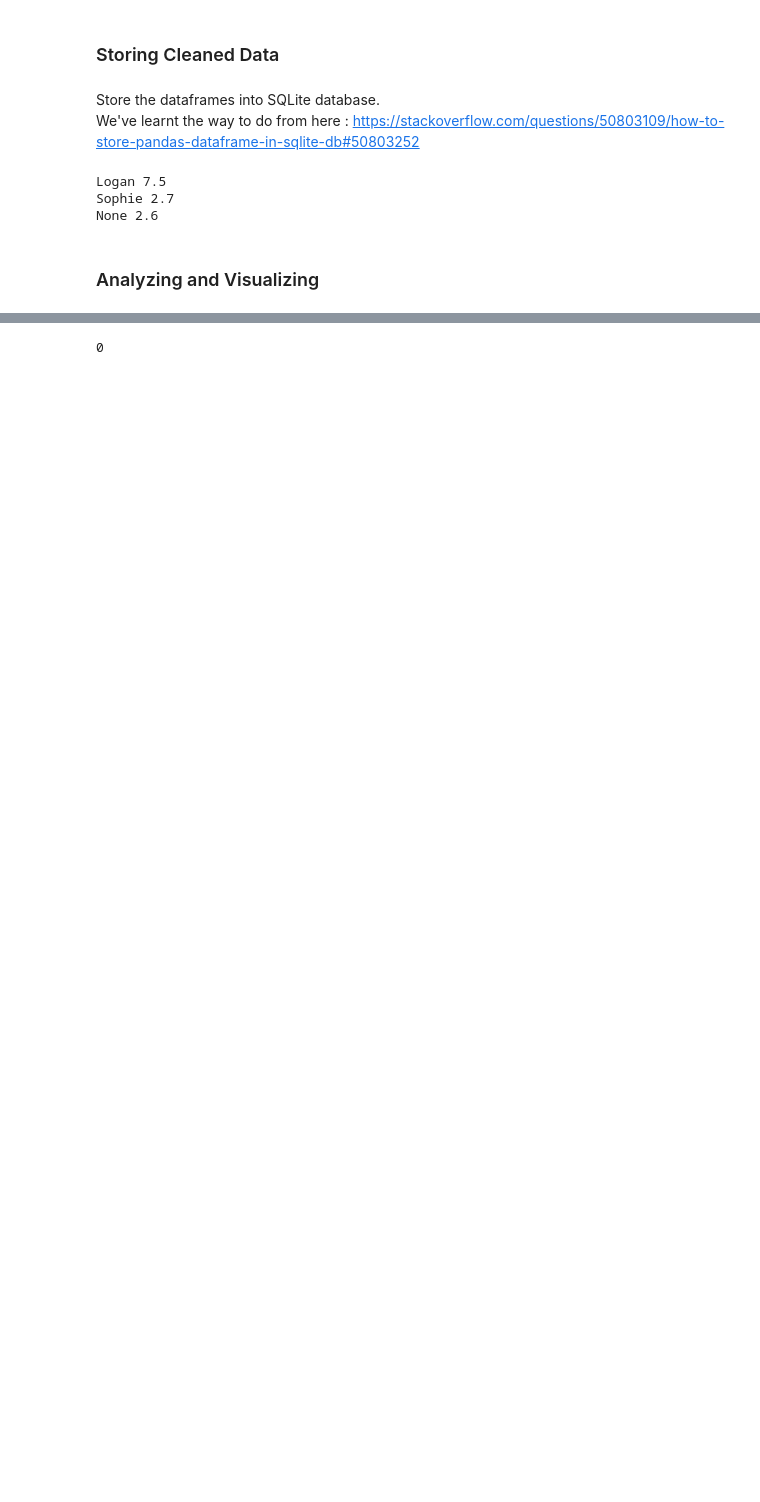
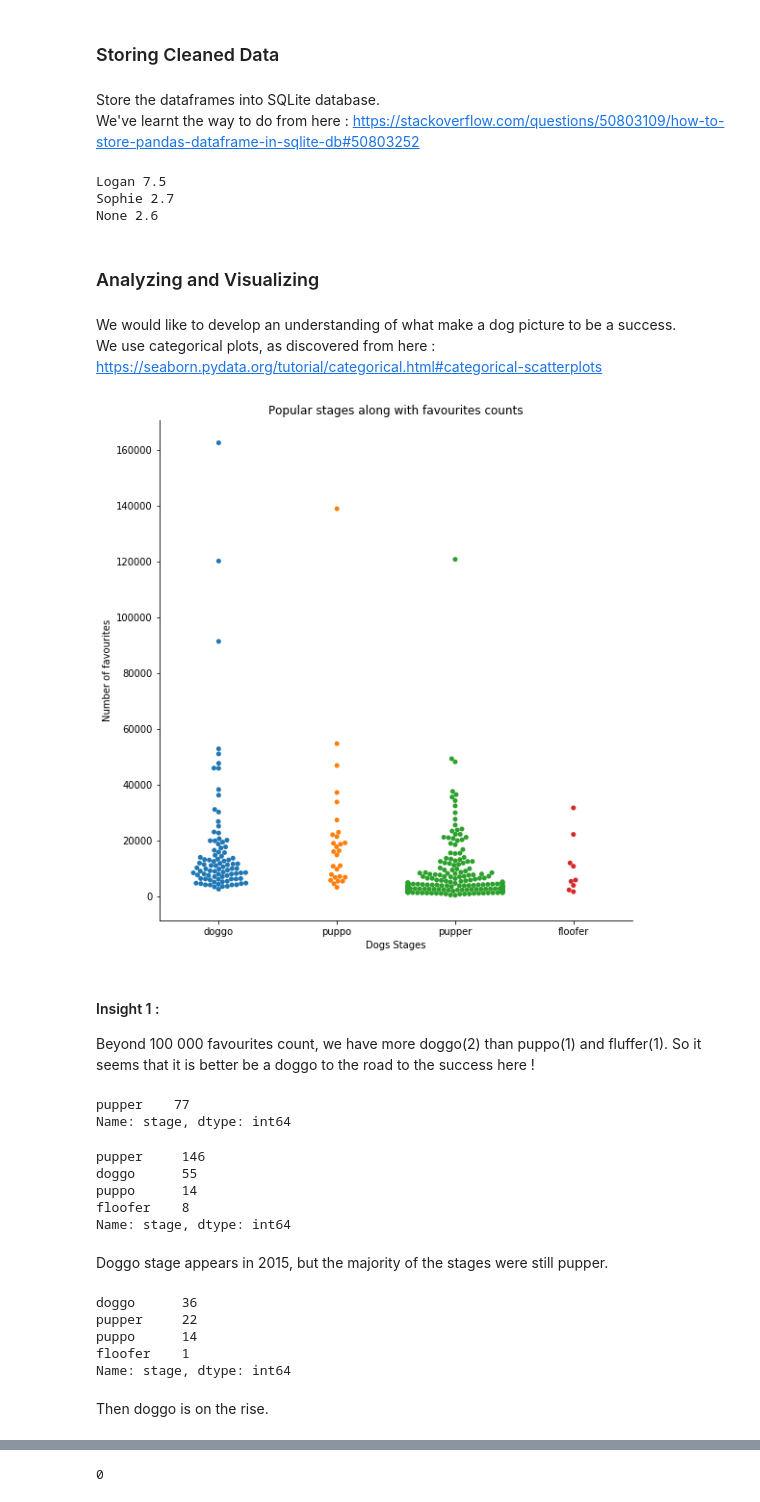
Before and after one commit to jlcossi/wrangle_and_analyze_data, a Jupyter notebook: wrangle_act.ipynb, the cells around one changed output, grey strips where cells are left out. Cells and saved outputs as stored; diff of their text form; code cells hidden in the pictures; blank space fills up the shorter version.

Commit message:
feat: add analysis and insights

```diff
--- a/wrangle_act.ipynb
+++ b/wrangle_act.ipynb
@@ -1162,3 +1167,46 @@ None 2.6
 # %% [markdown]
 <a id='analysis'></a>
 ### Analyzing and Visualizing
+# %% [markdown]
+We would like to develop an understanding of what make a dog picture to be a success.
+We use categorical plots, as discovered from here : https://seaborn.pydata.org/tutorial/categorical.html#categorical-scatterplots
+# %%
+# Plot favourite_count per stage, in swarn
+
+# visibility
+myplot = sns.catplot(x="stage", y="favorite_count", kind="swarm", data=df_tweets, height=8)
+# Set the titles
+myplot.set(title='Popular stages along with favourites counts', xlabel='Dogs Stages', ylabel='Number of favourites');
+# %% [output]
+[figure, added]
+# %% [markdown]
+#### Insight 1 :
+Beyond 100 000 favourites count, we have more doggo(2) than puppo(1) and fluffer(1). So it seems that it is better be a doggo to the road to the success here !
+# %%
+# Most stages in 2015
+df_tweets.query('timestamp > "2015-01-01 00:00:00" and timestamp <= "2016-01-01 00:00:00"')['stage'].value_counts()
+# %% [output]
+pupper    77
+Name: stage, dtype: int64
+# %%
+# Most stages in 2016
+df_tweets.query('timestamp > "2016-01-01 00:00:00" and timestamp <= "2017-01-01 00:00:00"')['stage'].value_counts()
+# %% [output]
+pupper     146
+doggo      55
+puppo      14
+floofer    8
+Name: stage, dtype: int64
+# %% [markdown]
+Doggo stage appears in 2015, but the majority of the stages were still pupper.
+# %%
+# Most stages in 2017
+df_tweets.query('timestamp > "2017-01-01 00:00:00"')['stage'].value_counts()
+# %% [output]
+doggo      36
+pupper     22
+puppo      14
+floofer    1
+Name: stage, dtype: int64
+# %% [markdown]
+Then doggo is on the rise.
```
Also changed, not shown: parts of 21 cells of this notebook.
